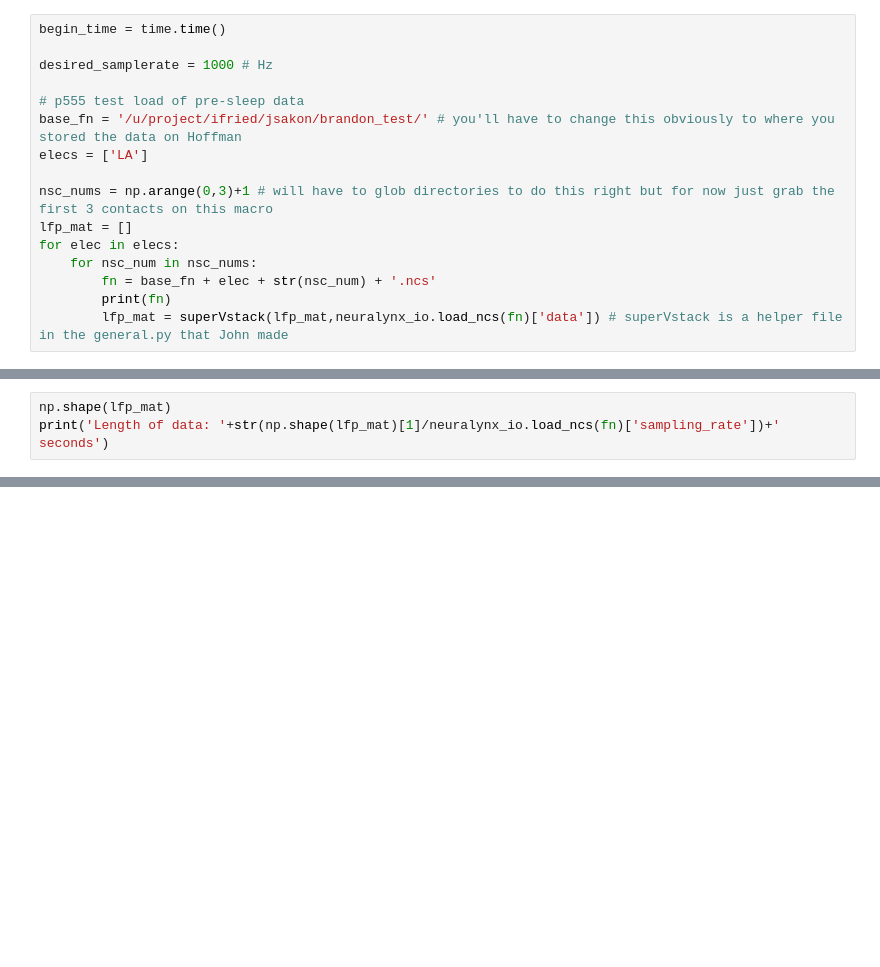
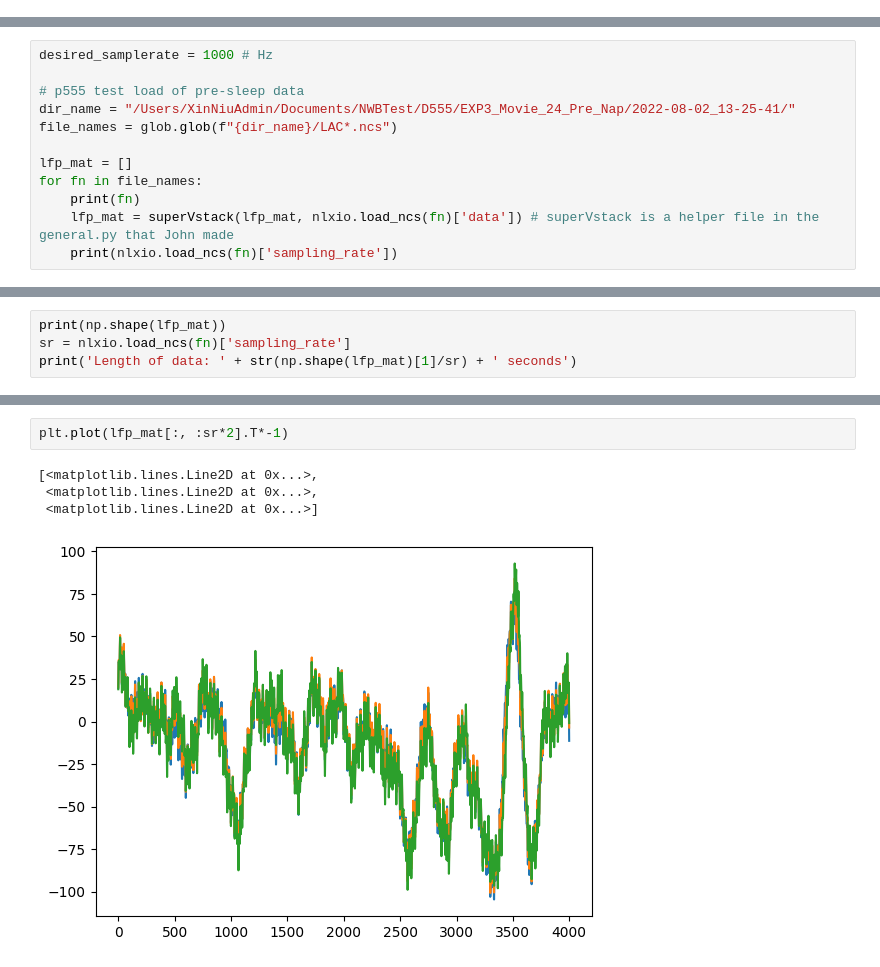
Before and after one commit to NxNiki/convertToNWB, a Jupyter notebook: notebooks/LFPinputSetup_Brandon.ipynb, the cells around one changed output, grey strips where cells are left out. Cells and saved outputs as stored; diff of their text form; blank space fills up the shorter version.

```diff
--- a/notebooks/LFPinputSetup_Brandon.ipynb
+++ b/notebooks/LFPinputSetup_Brandon.ipynb
@@ -28,16 +21,0 @@ warnings.filterwarnings("ignore", message="Invalid")
-# %%
-begin_time = time.time()
-
-desired_samplerate = 1000 # Hz
-
-# p555 test load of pre-sleep data
-base_fn = '/u/project/ifried/jsakon/brandon_test/' # you'll have to change this obviously to where you stored the data on Hoffman
-elecs = ['LA']
-
-nsc_nums = np.arange(0,3)+1 # will have to glob directories to do this right but for now just grab the first 3 contacts on this macro
-lfp_mat = []
-for elec in elecs:
-    for nsc_num in nsc_nums:
-        fn = base_fn + elec + str(nsc_num) + '.ncs'
-        print(fn)
-        lfp_mat = superVstack(lfp_mat,neuralynx_io.load_ncs(fn)['data']) # superVstack is a helper file in the general.py that John made
@@ -47,0 +24,12 @@ FileNotFoundError: [Errno 2] No such file or directory: '/u/project/ifried/jsako
+# %%
+desired_samplerate = 1000 # Hz
+
+# p555 test load of pre-sleep data
+dir_name = "/Users/XinNiuAdmin/Documents/NWBTest/D555/EXP3_Movie_24_Pre_Nap/2022-08-02_13-25-41/"
+file_names = glob.glob(f"{dir_name}/LAC*.ncs")
+
+lfp_mat = []
+for fn in file_names:
+    print(fn)
+    lfp_mat = superVstack(lfp_mat, nlxio.load_ncs(fn)['data']) # superVstack is a helper file in the general.py that John made
+    print(nlxio.load_ncs(fn)['sampling_rate'])
@@ -48,4 +43,5 @@ FileNotFoundError: [Errno 2] No such file or directory: '/u/project/ifried/jsako
 # %%
-np.shape(lfp_mat)
-print('Length of data: '+str(np.shape(lfp_mat)[1]/neuralynx_io.load_ncs(fn)['sampling_rate'])+' seconds')
+print(np.shape(lfp_mat))
+sr = nlxio.load_ncs(fn)['sampling_rate']
+print('Length of data: ' + str(np.shape(lfp_mat)[1]/sr) + ' seconds')
 # %% [output]
@@ -55,0 +95,7 @@ IndexError: tuple index out of range
+# %%
+plt.plot(lfp_mat[:, :sr*2].T*-1)
+# %% [output]
+[<matplotlib.lines.Line2D at 0x...>,
+ <matplotlib.lines.Line2D at 0x...>,
+ <matplotlib.lines.Line2D at 0x...>]
+[figure, added]
```
Also changed, not shown: parts of 17 cells of this notebook, 1 other file.
